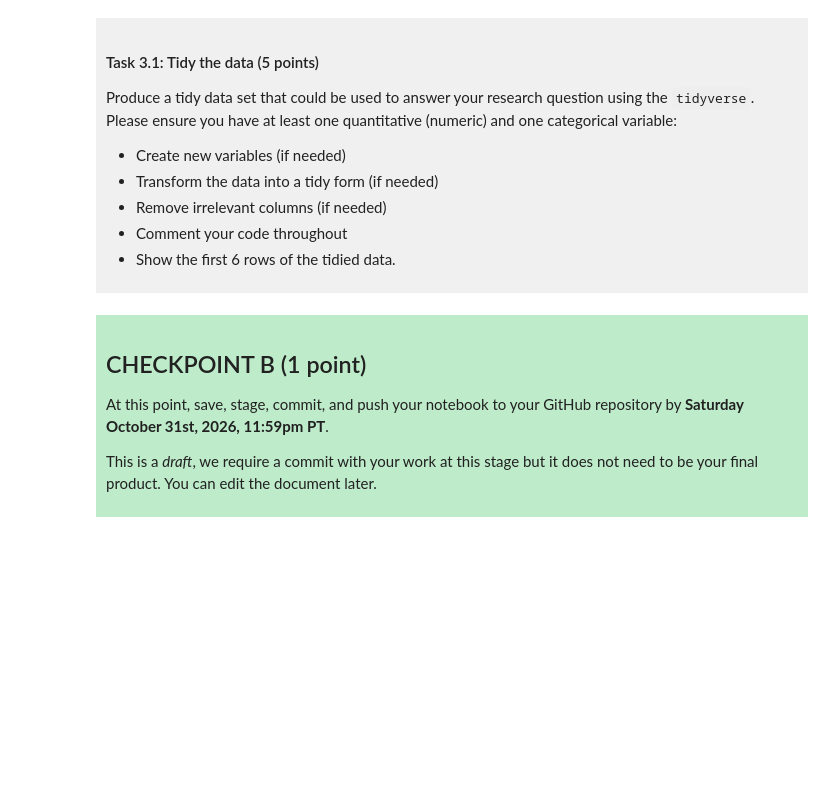
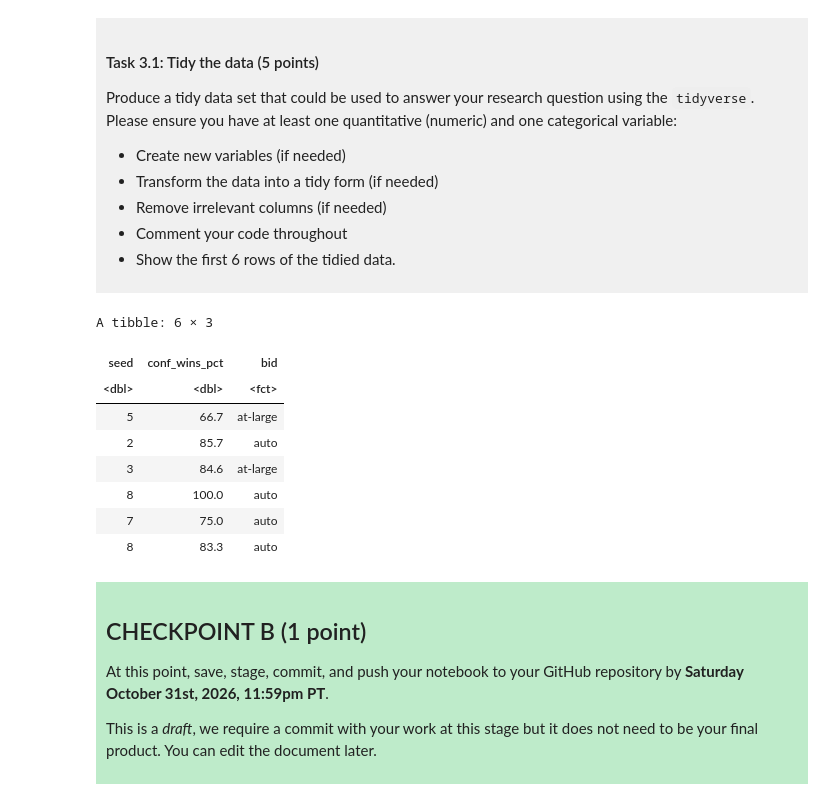
Before and after one commit to c1250645569-web/dsci-100-project-Xianye-Chen, a Jupyter notebook: dsci-100-project-notebook.ipynb, the cells around one changed output. Drawn from its saved outputs; the diff is of its cells as text; code cells hidden in the pictures; blank space fills up the shorter version.

```diff
--- a/dsci-100-project-notebook.ipynb
+++ b/dsci-100-project-notebook.ipynb
@@ -189,7 +223,29 @@ Produce a tidy data set that could be used to answer your research question usin
 
 </div>
 # %%
-### EDIT THIS CODE CELL ###
+
+march_tidy <- march_madness |>
+  # keep only the variables needed for the research question:
+  # seed and conf_wins_pct (numeric predictors), bid (categorical response)
+  select(seed, conf_wins_pct, bid) |>
+  # remove rows with missing values in these columns,
+  # because KNN cannot calculate distances with NA values
+  drop_na() |>
+  # convert bid to a factor so R makes it as a categorical variable
+  mutate(bid = as_factor(bid))
+
+# show first 6 rows of the tidied data
+head(march_tidy)
+# %% [output]
+A tibble: 6 × 3
+| seed | conf_wins_pct | bid |
+| <dbl> | <dbl> | <fct> |
+| 5 | 66.7 | at-large |
+| 2 | 85.7 | auto |
+| 3 | 84.6 | at-large |
+| 8 | 100.0 | auto |
+| 7 | 75.0 | auto |
+| 8 | 83.3 | auto |
 # %% [markdown]
 <div style="background-color: #beebca; padding: 10px;">
 
```
Also changed, not shown: parts of 3 cells of this notebook.
